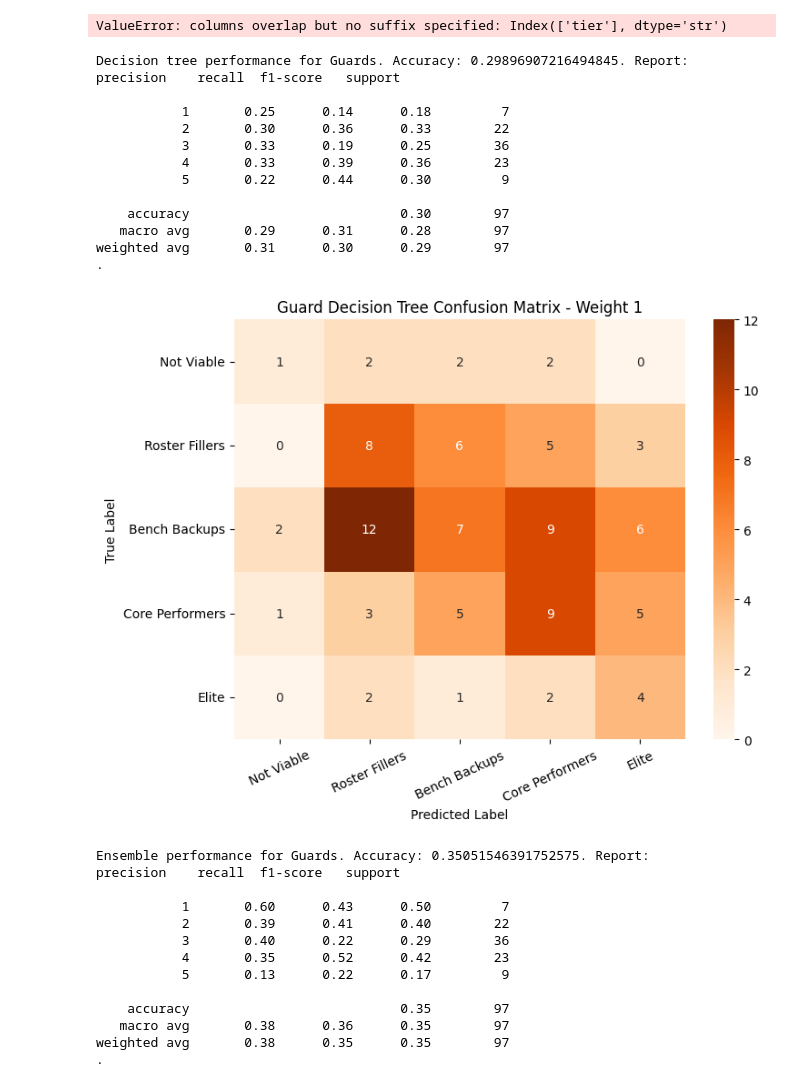
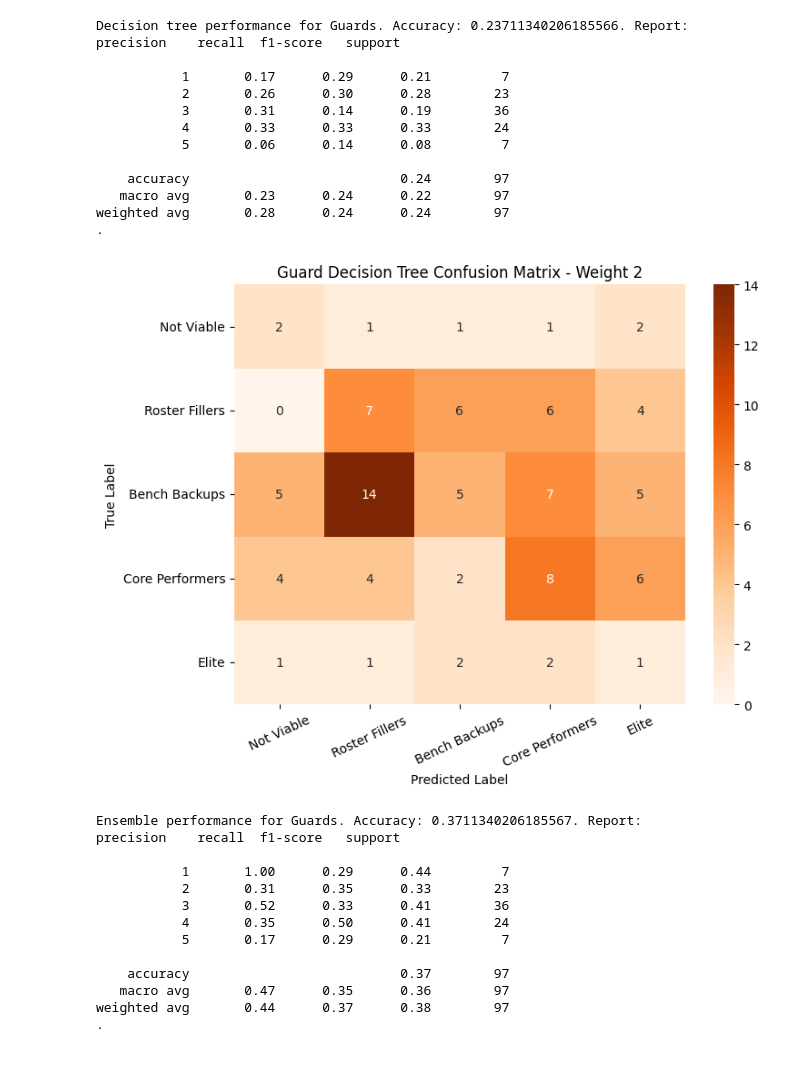
Before and after one commit to afridorian/WNBA-Predictive-Player-Viability, a Jupyter notebook: src/results.ipynb, the cells around one changed output. Drawn from its saved outputs; the diff is of its cells as text; code cells hidden in the pictures.

Commit message:
variable updates in .py files. updated README.md execution instructions. fixed typos and minor analysis error in presentation. renamed load_draft.py from load_draft_allstar_awards.py.

```diff
--- a/src/results.ipynb
+++ b/src/results.ipynb
@@ -17,8 +17,8 @@ finalWNBAFeatures = pd.read_parquet(config.dataDirCleaned / config.finalWNBAFeat
 finalNCAAFeatures = pd.read_parquet(config.dataDirCleaned / config.finalNCAAFeaturesFile)
 
 #change weight placed on viability and position specific stats in composite score; each position can we weighted independently
-guardWeight = 1
-forwardWeight = 1
+guardWeight = 2
+forwardWeight = 2
 centerWeight = 1
 scaler = StandardScaler()
 
@@ -38,16 +38,16 @@ randomState = 42
 # %%
 #split data frame to get position specific dfs and fill NA stats with median of group
 guards = finalWNBAFeatures[finalWNBAFeatures['athlete_position_abbreviation'] == 'G']
-guards = guards.replace([np.inf, -np.inf], pd.NA).fillna(guards[config.featureStatsAvgsWNBA].median())
+guards = guards.replace([np.inf, -np.inf], pd.NA).fillna(guards[config.featureStatsWNBA].median())
 forwards = finalWNBAFeatures[finalWNBAFeatures['athlete_position_abbreviation'] == 'F']
-forwards = forwards.replace([np.inf, -np.inf], pd.NA).fillna(forwards[config.featureStatsAvgsWNBA].median())
+forwards = forwards.replace([np.inf, -np.inf], pd.NA).fillna(forwards[config.featureStatsWNBA].median())
 centers = finalWNBAFeatures[finalWNBAFeatures['athlete_position_abbreviation'] == 'C']
-centers = centers.replace([np.inf, -np.inf], pd.NA).fillna(centers[config.featureStatsAvgsWNBA].median())
+centers = centers.replace([np.inf, -np.inf], pd.NA).fillna(centers[config.featureStatsWNBA].median())
 # %%
 #z-score normalization for composite features
-guardsScaled = pd.DataFrame(scaler.fit_transform(guards[(config.featureStatsAvgsWNBA + ['total_games', 'total_minutes','total_seasons','game_availability_percentage'])]),columns=config.featureStatsAvgsWNBA + ['total_games', 'total_minutes', 'total_seasons', 'game_availability_percentage'],index=guards.index)
-forwardsScaled = pd.DataFrame(scaler.fit_transform(forwards[(config.featureStatsAvgsWNBA + ['total_games', 'total_minutes','total_seasons','game_availability_percentage'])]),columns=config.featureStatsAvgsWNBA + ['total_games', 'total_minutes', 'total_seasons', 'game_availability_percentage'],index=forwards.index)
-centersScaled = pd.DataFrame(scaler.fit_transform(centers[(config.featureStatsAvgsWNBA + ['total_games', 'total_minutes','total_seasons','game_availability_percentage'])]),columns=config.featureStatsAvgsWNBA + ['total_games', 'total_minutes', 'total_seasons', 'game_availability_percentage'],index=centers.index)
+guardsScaled = pd.DataFrame(scaler.fit_transform(guards[(config.featureStatsWNBA + ['total_games', 'total_minutes', 'total_seasons', 'game_availability_percentage'])]), columns=config.featureStatsWNBA + ['total_games', 'total_minutes', 'total_seasons', 'game_availability_percentage'], index=guards.index)
+forwardsScaled = pd.DataFrame(scaler.fit_transform(forwards[(config.featureStatsWNBA + ['total_games', 'total_minutes', 'total_seasons', 'game_availability_percentage'])]), columns=config.featureStatsWNBA + ['total_games', 'total_minutes', 'total_seasons', 'game_availability_percentage'], index=forwards.index)
+centersScaled = pd.DataFrame(scaler.fit_transform(centers[(config.featureStatsWNBA + ['total_games', 'total_minutes', 'total_seasons', 'game_availability_percentage'])]), columns=config.featureStatsWNBA + ['total_games', 'total_minutes', 'total_seasons', 'game_availability_percentage'], index=centers.index)
 # %%
 #generate composite score and standard deviation
 guardCompositeScore = az.composite_score(guardsScaled,'guard',guardWeight)
@@ -91,78 +91,76 @@ centerCompositeScore['tier'] = pd.qcut(centerCompositeScore[0],q=tierQCut,labels
 finalWNBAFeatures = finalWNBAFeatures.join(centerCompositeScore['tier'])
 finalWNBAFeatures['tier'] = finalWNBAFeatures['tier'].fillna(forwardCompositeScore['tier'])
 finalWNBAFeatures['tier'] = finalWNBAFeatures['tier'].fillna(guardCompositeScore['tier'])
-# %% [output]
-ValueError: columns overlap but no suffix specified: Index(['tier'], dtype='str')
 # %%
 # STEP 6. RUN MODEL AND VISUALIZATIONS
 # %%
 #separate features by position and fill NA stats with median of group
 modelGuards = finalNCAAFeatures[finalNCAAFeatures['athlete_position_abbreviation'] == 'G']
-modelGuards = modelGuards.replace([np.inf, -np.inf], pd.NA).fillna(modelGuards[config.featureStatsAvgsNCAA].median())
+modelGuards = modelGuards.replace([np.inf, -np.inf], pd.NA).fillna(modelGuards[config.featureStatsNCAA].median())
 modelForwards = finalNCAAFeatures[finalNCAAFeatures['athlete_position_abbreviation'] == 'F']
-modelForwards = modelForwards.replace([np.inf, -np.inf], pd.NA).fillna(modelForwards[config.featureStatsAvgsNCAA].median())
+modelForwards = modelForwards.replace([np.inf, -np.inf], pd.NA).fillna(modelForwards[config.featureStatsNCAA].median())
 modelCenters = finalNCAAFeatures[finalNCAAFeatures['athlete_position_abbreviation'] == 'C']
-modelCenters = modelCenters.replace([np.inf, -np.inf], pd.NA).fillna(modelCenters[config.featureStatsAvgsNCAA].median())
+modelCenters = modelCenters.replace([np.inf, -np.inf], pd.NA).fillna(modelCenters[config.featureStatsNCAA].median())
 
 # z-score normalization NCAA features
-modelGuardsScaled = pd.DataFrame(scaler.fit_transform(modelGuards[(config.featureStatsAvgsNCAA + ['total_seasons','total_minutes','games_played'])]),columns=config.featureStatsAvgsNCAA + ['total_seasons','total_minutes','games_played'],index=guards.index)
-modelForwardsScaled = pd.DataFrame(scaler.fit_transform(modelForwards[(config.featureStatsAvgsNCAA + ['total_seasons','total_minutes','games_played'])]),columns=config.featureStatsAvgsNCAA + ['total_seasons','total_minutes','games_played'], index=forwards.index)
-modelCentersScaled = pd.DataFrame(scaler.fit_transform(modelCenters[(config.featureStatsAvgsNCAA + ['total_seasons','total_minutes','games_played'])]),columns=config.featureStatsAvgsNCAA + ['total_seasons','total_minutes','games_played'],index=centers.index)
+modelGuardsScaled = pd.DataFrame(scaler.fit_transform(modelGuards[(config.featureStatsNCAA + ['total_seasons', 'total_minutes', 'games_played'])]), columns=config.featureStatsNCAA + ['total_seasons', 'total_minutes', 'games_played'], index=guards.index)
+modelForwardsScaled = pd.DataFrame(scaler.fit_transform(modelForwards[(config.featureStatsNCAA + ['total_seasons', 'total_minutes', 'games_played'])]), columns=config.featureStatsNCAA + ['total_seasons', 'total_minutes', 'games_played'], index=forwards.index)
+modelCentersScaled = pd.DataFrame(scaler.fit_transform(modelCenters[(config.featureStatsNCAA + ['total_seasons', 'total_minutes', 'games_played'])]), columns=config.featureStatsNCAA + ['total_seasons', 'total_minutes', 'games_played'], index=centers.index)
 # %%
 #Guards
-gXTrain, gXTest, gYTrain, gYtest = train_test_split(modelGuardsScaled[config.featureStatsAvgsNCAA + ['total_seasons','total_minutes','games_played']],guardCompositeScore['tier'],test_size=testSize,random_state=randomState)
+gXTrain, gXTest, gYTrain, gYtest = train_test_split(modelGuardsScaled[config.featureStatsNCAA + ['total_seasons', 'total_minutes', 'games_played']], guardCompositeScore['tier'], test_size=testSize, random_state=randomState)
 dt.fit(gXTrain,gYTrain)
 gyPredDT = dt.predict(gXTest)
 accuracyGuardDT = accuracy_score(gYtest, gyPredDT)
 reportGuardDT = classification_report(gYtest, gyPredDT)
 cmGuardDT = confusion_matrix(gYtest, gyPredDT)
 print(f'Decision tree performance for Guards. Accuracy: {accuracyGuardDT}. Report: {reportGuardDT}.')
 
 plt.figure(figsize=(8, 6))
 sns.heatmap(cmGuardDT, annot=True, fmt='d', cmap='Oranges', xticklabels=targetNames, yticklabels=targetNames)
 plt.title(f'Guard Decision Tree Confusion Matrix - Weight {guardWeight}')
 plt.xlabel('Predicted Label')
 plt.xticks(rotation=25)
 plt.ylabel('True Label')
 plt.show()
 
 en.fit(gXTrain, gYTrain)
 gyPredEN = en.predict(gXTest)
 accuracyGuardEN = accuracy_score(gYtest, gyPredEN)
 reportGuardEN = classification_report(gYtest, gyPredEN)
 cmGuardEN = confusion_matrix(gYtest, gyPredEN)
 print(f'Ensemble performance for Guards. Accuracy: {accuracyGuardEN}. Report: {reportGuardEN}.')
 
 plt.figure(figsize=(8, 6))
 sns.heatmap(cmGuardEN, annot=True, fmt='d', cmap='Oranges',xticklabels=targetNames,yticklabels=targetNames)
 plt.title(f'Guard Ensemble Confusion Matrix - Weight {guardWeight}')
 plt.xlabel('Predicted Label')
 plt.xticks(rotation=25)
 plt.ylabel('True Label')
 plt.show()
 # %% [output]
-Decision tree performance for Guards. Accuracy: 0.29896907216494845. Report:               precision    recall  f1-score   support
+Decision tree performance for Guards. Accuracy: 0.23711340206185566. Report:               precision    recall  f1-score   support
 
-           1       0.25      0.14      0.18         7
-           2       0.30      0.36      0.33        22
-           3       0.33      0.19      0.25        36
-           4       0.33      0.39      0.36        23
-           5       0.22      0.44      0.30         9
+           1       0.17      0.29      0.21         7
+           2       0.26      0.30      0.28        23
+           3       0.31      0.14      0.19        36
+           4       0.33      0.33      0.33        24
+           5       0.06      0.14      0.08         7
 
-    accuracy                           0.30        97
-   macro avg       0.29      0.31      0.28        97
-weighted avg       0.31      0.30      0.29        97
+    accuracy                           0.24        97
+   macro avg       0.23      0.24      0.22        97
+weighted avg       0.28      0.24      0.24        97
 .
-[figure, old version]
+[figure, new version]
-Ensemble performance for Guards. Accuracy: 0.35051546391752575. Report:               precision    recall  f1-score   support
+Ensemble performance for Guards. Accuracy: 0.3711340206185567. Report:               precision    recall  f1-score   support
 
-           1       0.60      0.43      0.50         7
-           2       0.39      0.41      0.40        22
-           3       0.40      0.22      0.29        36
-           4       0.35      0.52      0.42        23
-           5       0.13      0.22      0.17         9
+           1       1.00      0.29      0.44         7
+           2       0.31      0.35      0.33        23
+           3       0.52      0.33      0.41        36
+           4       0.35      0.50      0.41        24
+           5       0.17      0.29      0.21         7
 
-    accuracy                           0.35        97
-   macro avg       0.38      0.36      0.35        97
-weighted avg       0.38      0.35      0.35        97
+    accuracy                           0.37        97
+   macro avg       0.47      0.35      0.36        97
+weighted avg       0.44      0.37      0.38        97
 .
```
Also changed, not shown: parts of 6 cells of this notebook, 9 other files.
